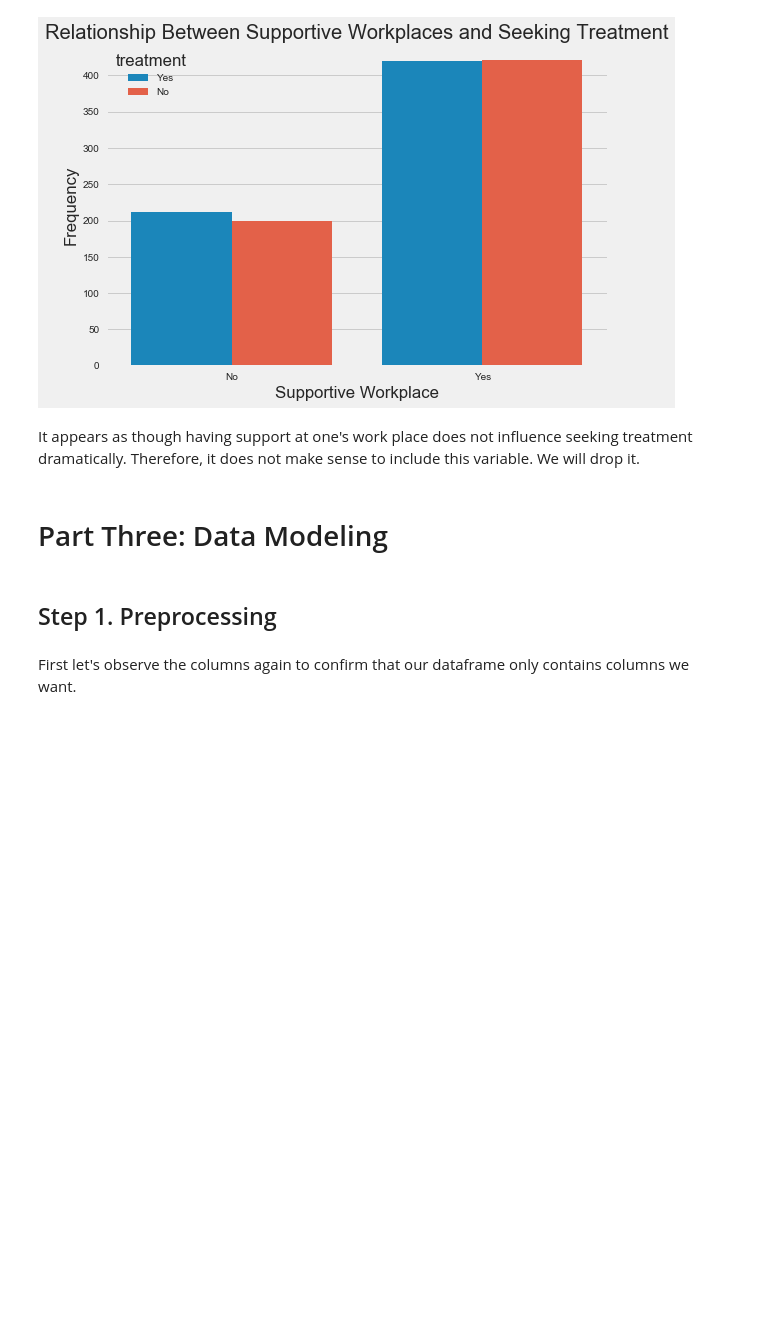
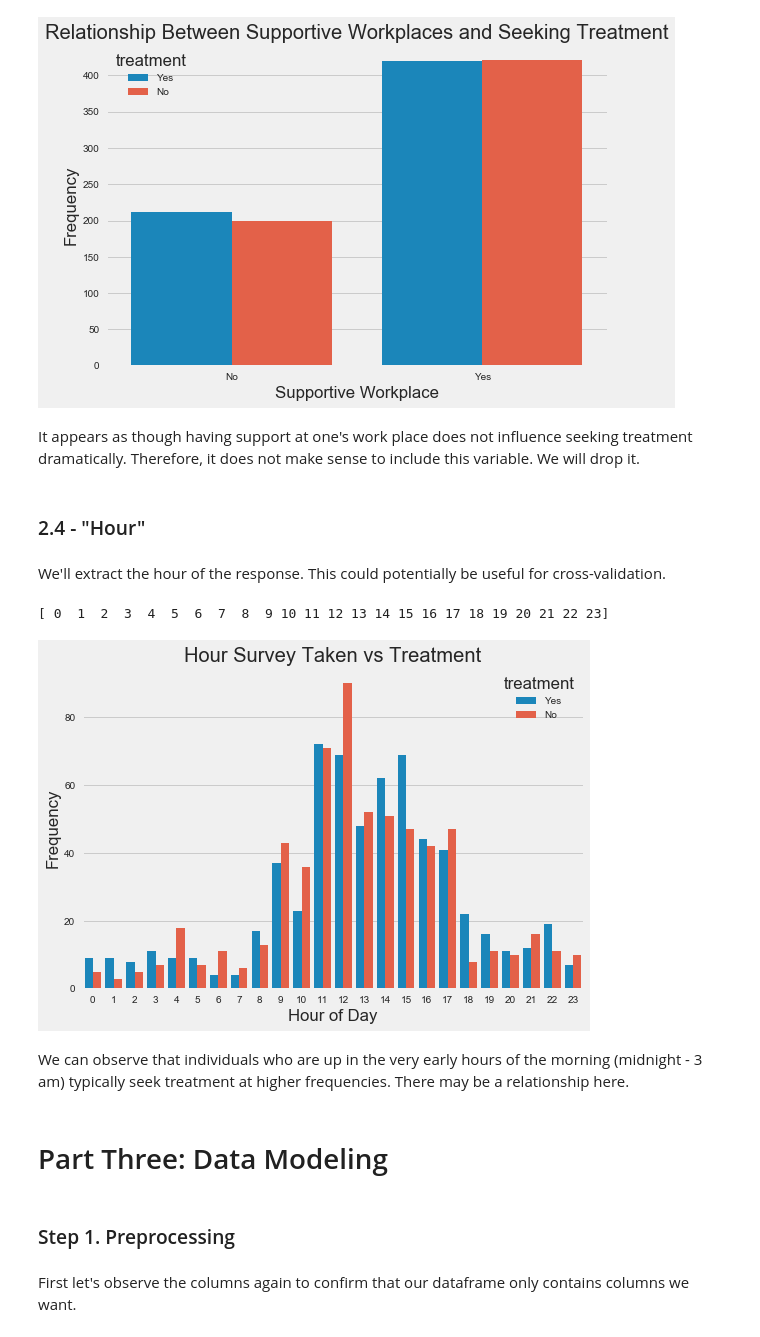
Before and after one commit to Carl-Lejerskar/Stats131Project, a Jupyter notebook: Final Project Notebook.ipynb, the cells around one changed output. Saved outputs shown, nothing was run; the diff lists cells and outputs as text; code cells hidden in the pictures; blank space fills up the shorter version.

```diff
--- a/Final Project Notebook.ipynb
+++ b/Final Project Notebook.ipynb
@@ -559,10 +576,30 @@ plt.show()
 It appears as though having support at one's work place does not influence seeking treatment dramatically. Therefore, it does not make sense to include this variable. We will drop it.
 # %%
 df.drop('WorkPlaceSupport', axis = 1, inplace = True)
+# %% [markdown]
+### 2.4 - "Hour"
+# %% [markdown]
+We'll extract the hour of the response. This could potentially be useful for cross-validation.
+# %%
+df.Timestamp = pd.to_datetime(df.Timestamp,infer_datetime_format=True)
+df['Hour'] = df.Timestamp.dt.hour
+print(np.sort(df.Hour.unique()))
+# %% [output]
+[ 0  1  2  3  4  5  6  7  8  9 10 11 12 13 14 15 16 17 18 19 20 21 22 23]
+# %%
+sns.countplot(df.Hour, hue = df.treatment)
+plt.xlabel('Hour of Day')
+plt.ylabel('Frequency')
+plt.title('Hour Survey Taken vs Treatment')
+plt.show()
+# %% [output]
+[figure, added]
+# %% [markdown]
+We can observe that individuals who are up in the very early hours of the morning (midnight - 3 am) typically seek treatment at higher frequencies. There may be a relationship here.
 # %% [markdown]
 # Part Three: Data Modeling
 # %% [markdown]
-## Step 1. Preprocessing
+### Step 1. Preprocessing
 # %% [markdown]
 First let's observe the columns again to confirm that our dataframe only contains columns we want.
 # %%
```
Also changed, not shown: parts of 41 cells of this notebook.
